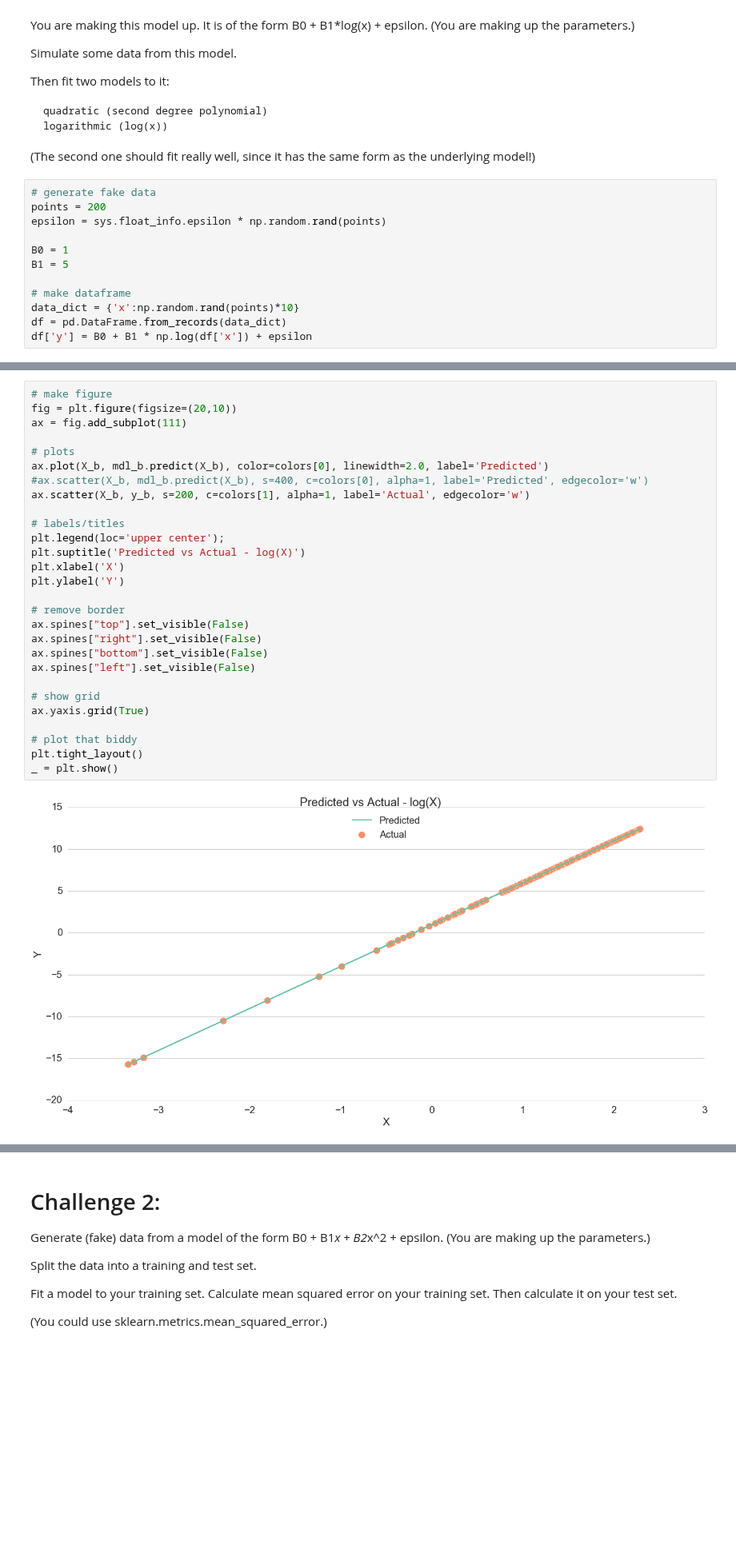
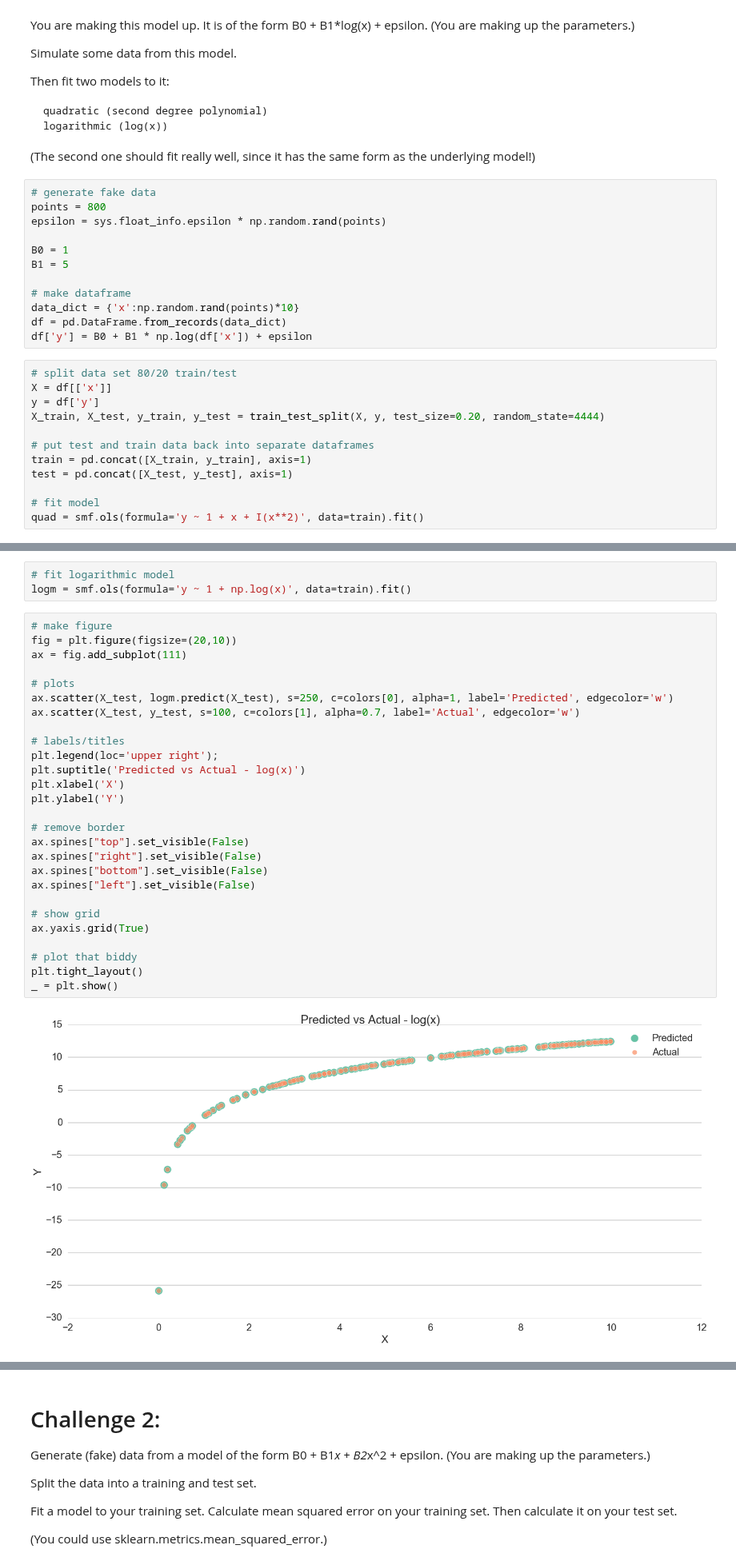
Before and after one commit to robinsones/dsp, a Jupyter notebook: challenges/submissions/04-linear_learning/bryant/04-linear_learning.ipynb, the cells around one changed output, grey strips where cells are left out. Shown at 80% size. Saved outputs shown, nothing was run; the diff lists cells and outputs as text; blank space fills up the shorter version.

```diff
--- a/challenges/submissions/04-linear_learning/bryant/04-linear_learning.ipynb
+++ b/challenges/submissions/04-linear_learning/bryant/04-linear_learning.ipynb
@@ -57,7 +58,7 @@ Then fit two models to it:
 (The second one should fit really well, since it has the same form as the underlying model!)
 # %%
 # generate fake data
-points = 200
+points = 800
 epsilon = sys.float_info.epsilon * np.random.rand(points)
 
 B0 = 1
@@ -67,4 +68,16 @@ B1 = 5
 data_dict = {'x':np.random.rand(points)*10}
 df = pd.DataFrame.from_records(data_dict)
 df['y'] = B0 + B1 * np.log(df['x']) + epsilon
+# %%
+# split data set 80/20 train/test
+X = df[['x']]
+y = df['y']
+X_train, X_test, y_train, y_test = train_test_split(X, y, test_size=0.20, random_state=4444)
+
+# put test and train data back into separate dataframes
+train = pd.concat([X_train, y_train], axis=1)
+test = pd.concat([X_test, y_test], axis=1)
+
+# fit model
+quad = smf.ols(formula='y ~ 1 + x + I(x**2)', data=train).fit()
 # %%
@@ -172,32 +148,34 @@ Coeficient: [ 5.]
+# %%
+# fit logarithmic model
+logm = smf.ols(formula='y ~ 1 + np.log(x)', data=train).fit()
 # %%
 # make figure
 fig = plt.figure(figsize=(20,10))
 ax = fig.add_subplot(111)
 
 # plots
-ax.plot(X_b, mdl_b.predict(X_b), color=colors[0], linewidth=2.0, label='Predicted')
-#ax.scatter(X_b, mdl_b.predict(X_b), s=400, c=colors[0], alpha=1, label='Predicted', edgecolor='w')
-ax.scatter(X_b, y_b, s=200, c=colors[1], alpha=1, label='Actual', edgecolor='w')
+ax.scatter(X_test, logm.predict(X_test), s=250, c=colors[0], alpha=1, label='Predicted', edgecolor='w')
+ax.scatter(X_test, y_test, s=100, c=colors[1], alpha=0.7, label='Actual', edgecolor='w')
 
 # labels/titles
-plt.legend(loc='upper center');
-plt.suptitle('Predicted vs Actual - log(X)')
+plt.legend(loc='upper right');
+plt.suptitle('Predicted vs Actual - log(x)')
 plt.xlabel('X')
 plt.ylabel('Y')
 
 # remove border
 ax.spines["top"].set_visible(False)
 ax.spines["right"].set_visible(False)
 ax.spines["bottom"].set_visible(False)
 ax.spines["left"].set_visible(False)
 
 # show grid
 ax.yaxis.grid(True)
 
 # plot that biddy
 plt.tight_layout()
 _ = plt.show()
 # %% [output]
-[figure, old version]
+[figure, new version]
 # %% [markdown]
 ## Answer for Challenge 1 is:
```
Also changed, not shown: parts of 38 cells of this notebook.
